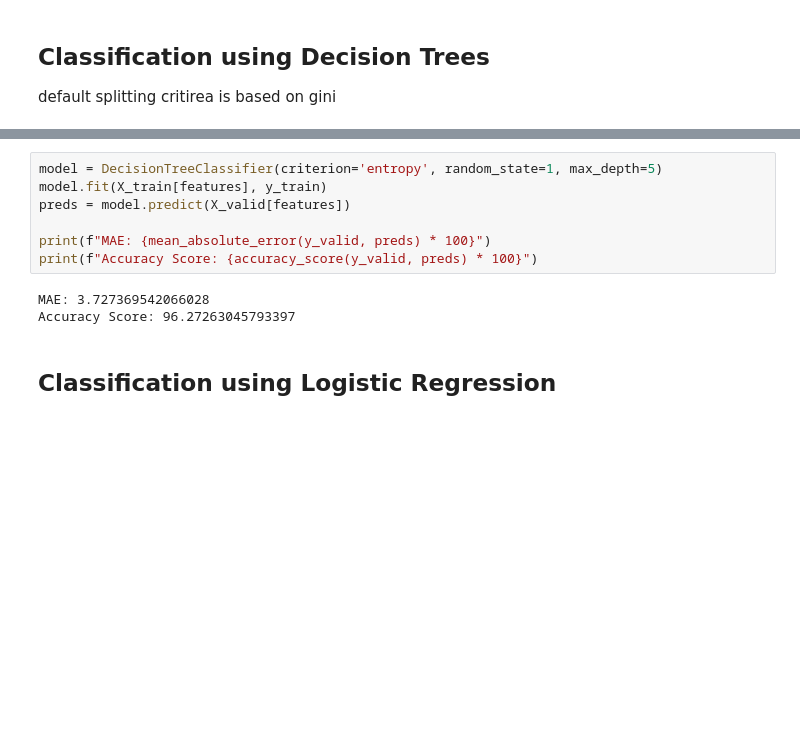
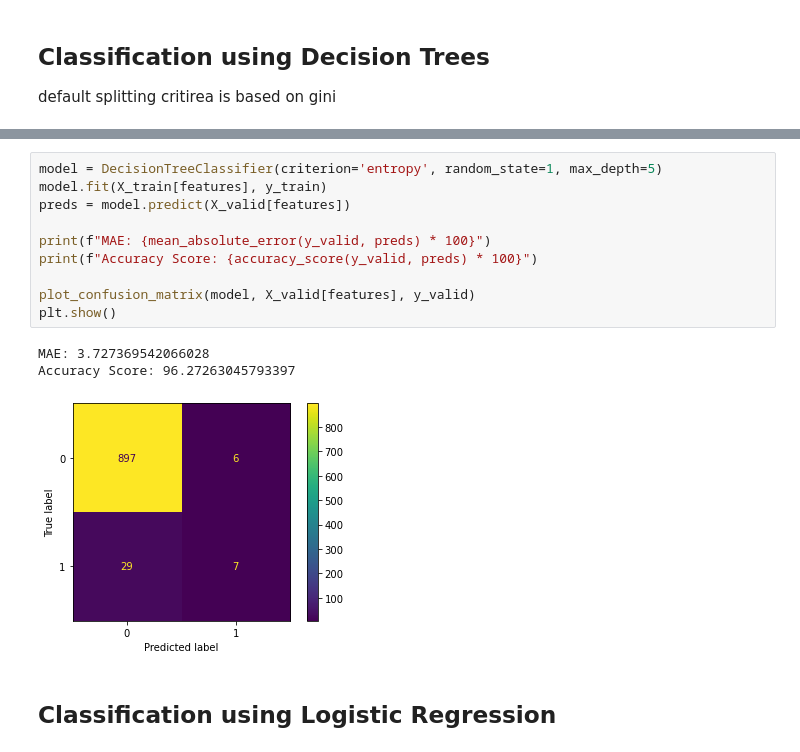
Before and after one commit to Paritosh-Anand/mtech, a Jupyter notebook: dm/assignment_1/pcp_change.ipynb, the cells around one changed output, grey strips where cells are left out. Cells and saved outputs as stored; diff of their text form; blank space fills up the shorter version.

```diff
--- a/dm/assignment_1/pcp_change.ipynb
+++ b/dm/assignment_1/pcp_change.ipynb
@@ -184,13 +192,17 @@ Accuracy Score: 96.27263045793397
 # %%
 model = DecisionTreeClassifier(criterion='entropy', random_state=1, max_depth=5)
 model.fit(X_train[features], y_train)
 preds = model.predict(X_valid[features])
 
 print(f"MAE: {mean_absolute_error(y_valid, preds) * 100}")
 print(f"Accuracy Score: {accuracy_score(y_valid, preds) * 100}")
+
+plot_confusion_matrix(model, X_valid[features], y_valid)
+plt.show()
 # %% [output]
 MAE: 3.727369542066028
 Accuracy Score: 96.27263045793397
+[figure, added]
 # %% [markdown]
 ## Classification using Logistic Regression
 # %%
```
Also changed, not shown: parts of 5 cells of this notebook.
